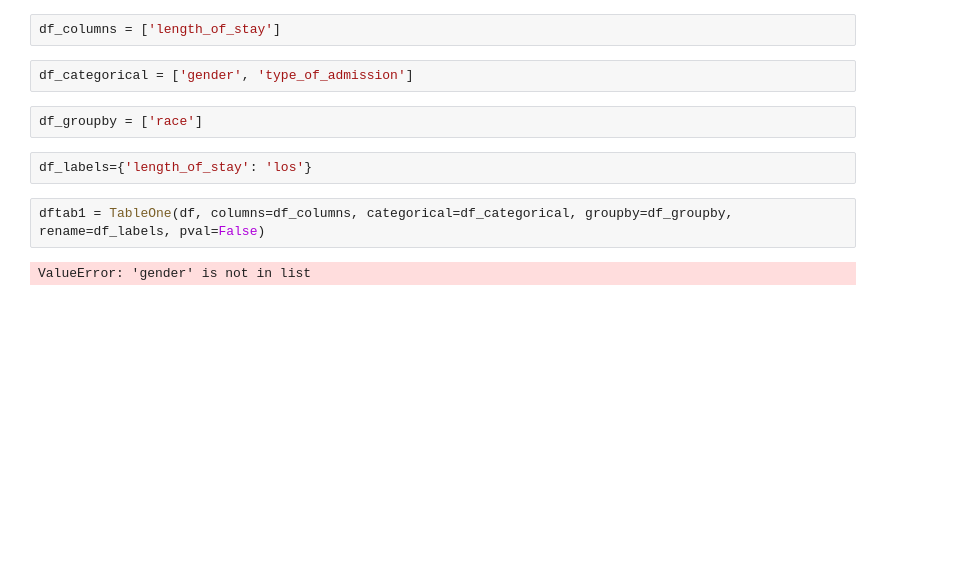
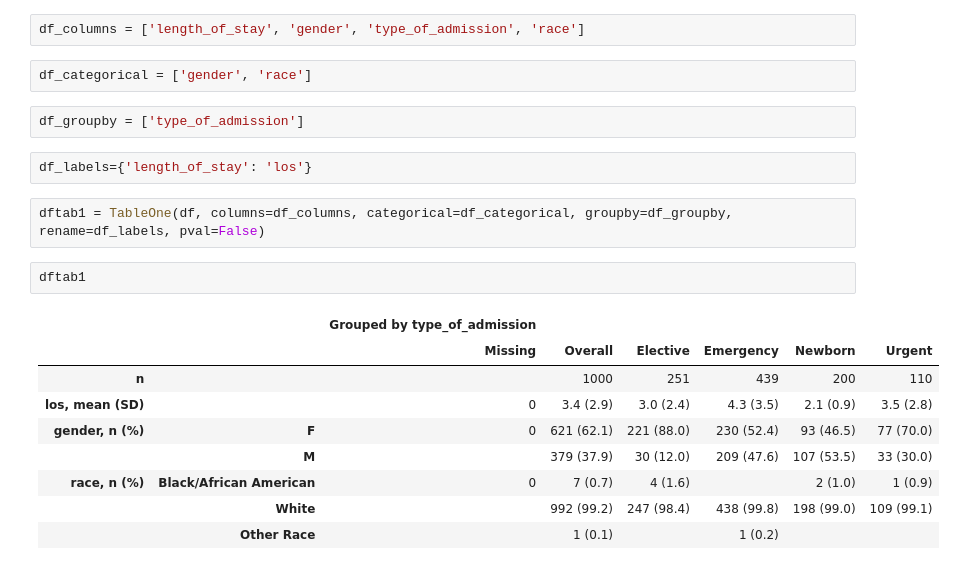
Before and after one commit to win-n-nie/descriptives-nydischarges, a Jupyter notebook: hw.ipynb, the cells around one changed output. Saved outputs shown, nothing was run; the diff lists cells and outputs as text; blank space fills up the shorter version.

```diff
--- a/hw.ipynb
+++ b/hw.ipynb
@@ -174,14 +174,24 @@ total_charges                          float64
 total_costs                            float64
 dtype: object
 # %%
-df_columns = ['length_of_stay']
+df_columns = ['length_of_stay', 'gender', 'type_of_admission', 'race']
 # %%
-df_categorical = ['gender', 'type_of_admission']
+df_categorical = ['gender', 'race']
 # %%
-df_groupby = ['race']
+df_groupby = ['type_of_admission']
 # %%
 df_labels={'length_of_stay': 'los'}
 # %%
 dftab1 = TableOne(df, columns=df_columns, categorical=df_categorical, groupby=df_groupby, rename=df_labels, pval=False)
-# %% [output]
-ValueError: 'gender' is not in list
+# %%
+dftab1
+# %% [output]
+|  |  | Grouped by type_of_admission |  |  |  |  |  |
+|  |  | Missing | Overall | Elective | Emergency | Newborn | Urgent |
+| n |  |  | 1000 | 251 | 439 | 200 | 110 |
+| los, mean (SD) |  | 0 | 3.4 (2.9) | 3.0 (2.4) | 4.3 (3.5) | 2.1 (0.9) | 3.5 (2.8) |
+| gender, n (%) | F | 0 | 621 (62.1) | 221 (88.0) | 230 (52.4) | 93 (46.5) | 77 (70.0) |
+|  | M |  | 379 (37.9) | 30 (12.0) | 209 (47.6) | 107 (53.5) | 33 (30.0) |
+| race, n (%) | Black/African American | 0 | 7 (0.7) | 4 (1.6) |  | 2 (1.0) | 1 (0.9) |
+|  | White |  | 992 (99.2) | 247 (98.4) | 438 (99.8) | 198 (99.0) | 109 (99.1) |
+|  | Other Race |  | 1 (0.1) |  | 1 (0.2) |  |  |
```
Also changed, not shown: parts of 1 cell of this notebook.
